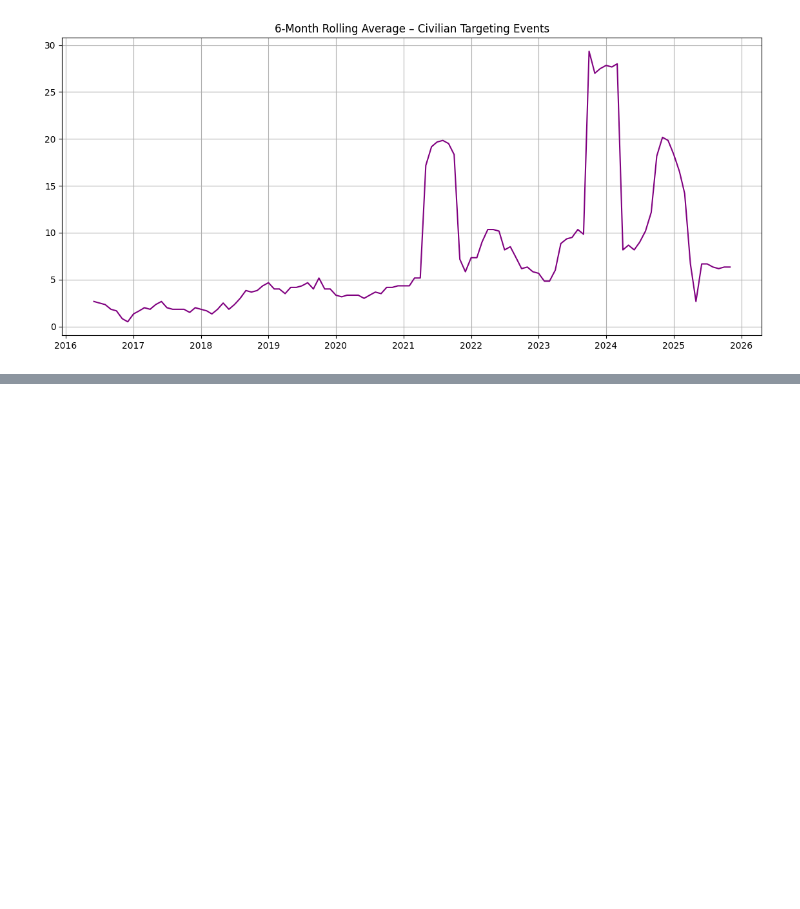
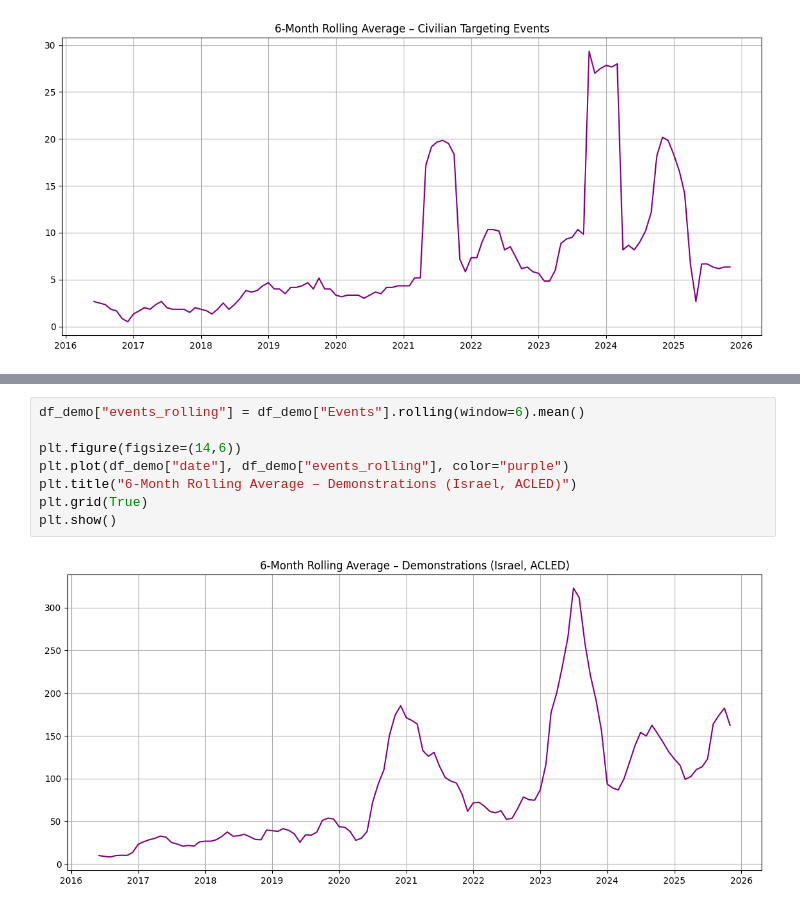
Before and after one commit to zvelegrakis/projects, a Jupyter notebook: projects/000_p1/notebooks/exploration.ipynb, the cells around one changed output, grey strips where cells are left out. Drawn from its saved outputs; the diff is of its cells as text; blank space fills up the shorter version.

```diff
--- a/projects/000_p1/notebooks/exploration.ipynb
+++ b/projects/000_p1/notebooks/exploration.ipynb
@@ -164,0 +197,10 @@ plt.show()
+# %%
+df_demo["events_rolling"] = df_demo["Events"].rolling(window=6).mean()
+
+plt.figure(figsize=(14,6))
+plt.plot(df_demo["date"], df_demo["events_rolling"], color="purple")
+plt.title("6-Month Rolling Average – Demonstrations (Israel, ACLED)")
+plt.grid(True)
+plt.show()
+# %% [output]
+[figure, added]
```
Also changed, not shown: parts of 12 cells of this notebook, 1 other file.
